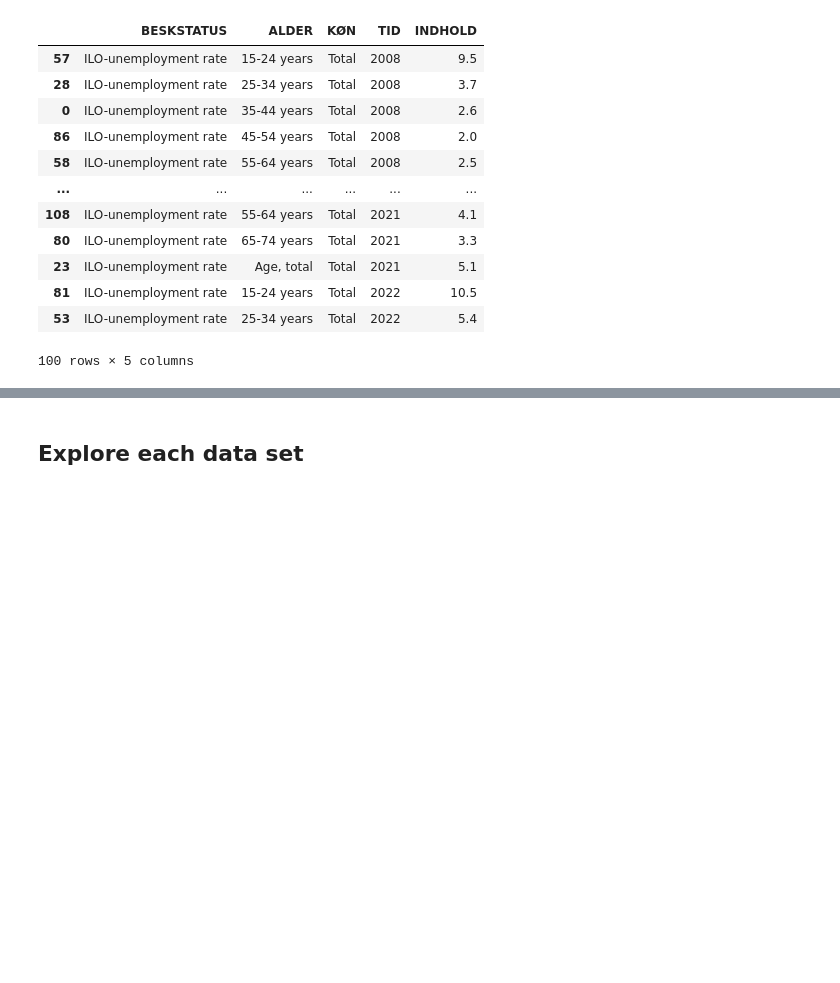
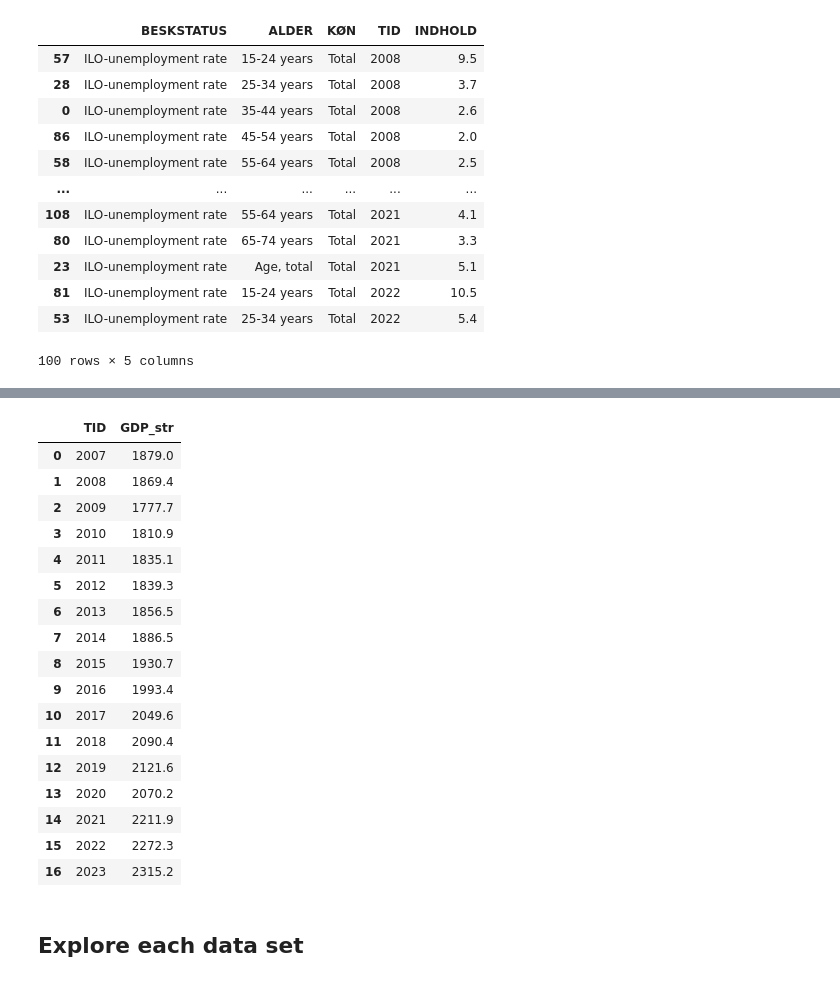
Before and after one commit to NumEconCopenhagen/projects-2024-andy-og-birdy, a Jupyter notebook: dataproject/dataproject.ipynb, the cells around one changed output, grey strips where cells are left out. Cells and saved outputs as stored; diff of their text form; code cells hidden in the pictures; blank space fills up the shorter version.

```diff
--- a/dataproject/dataproject.ipynb
+++ b/dataproject/dataproject.ipynb
@@ -188,3 +283,24 @@ AKU_api.head(100)
+# %%
+BNP_Data.head(100)
+# %% [output]
+|  | TID | GDP_str |
+| 0 | 2007 | 1879.0 |
+| 1 | 2008 | 1869.4 |
+| 2 | 2009 | 1777.7 |
+| 3 | 2010 | 1810.9 |
+| 4 | 2011 | 1835.1 |
+| 5 | 2012 | 1839.3 |
+| 6 | 2013 | 1856.5 |
+| 7 | 2014 | 1886.5 |
+| 8 | 2015 | 1930.7 |
+| 9 | 2016 | 1993.4 |
+| 10 | 2017 | 2049.6 |
+| 11 | 2018 | 2090.4 |
+| 12 | 2019 | 2121.6 |
+| 13 | 2020 | 2070.2 |
+| 14 | 2021 | 2211.9 |
+| 15 | 2022 | 2272.3 |
+| 16 | 2023 | 2315.2 |
 # %% [markdown]
 ## Explore each data set
 # %% [markdown]
```
Also changed, not shown: parts of 6 cells of this notebook.
